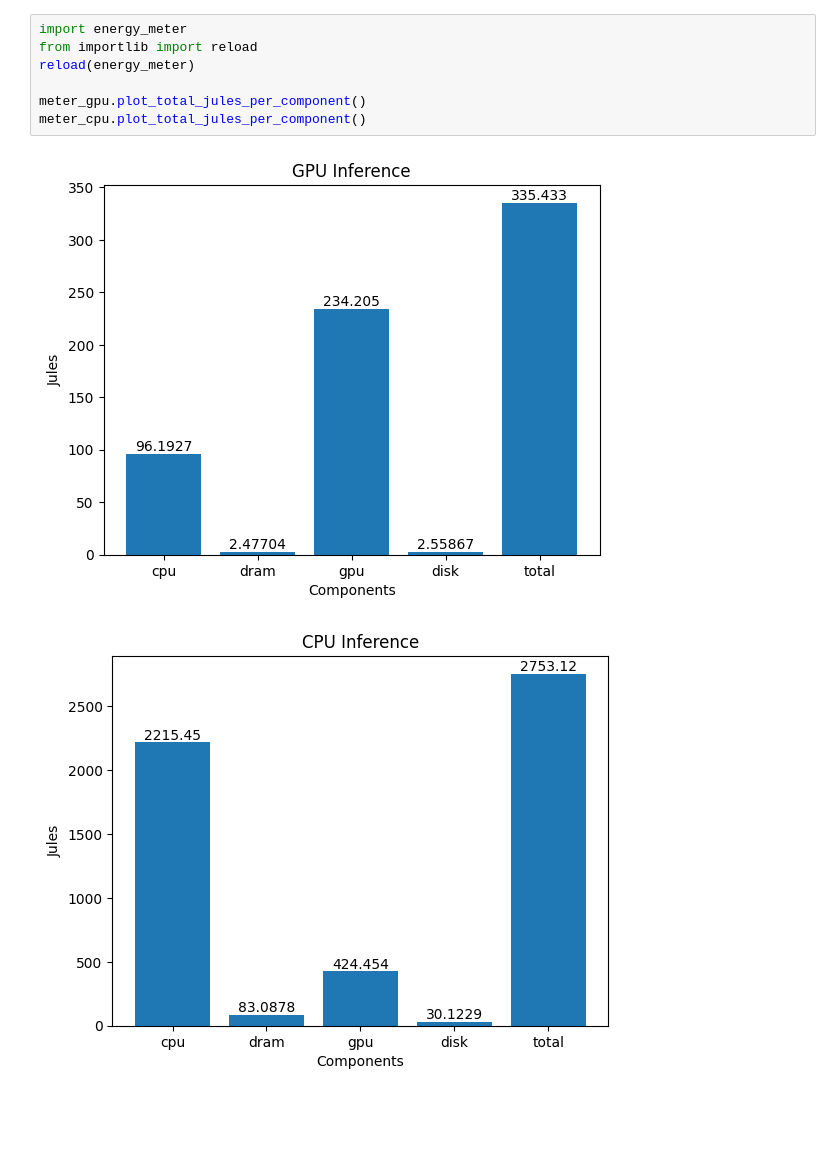
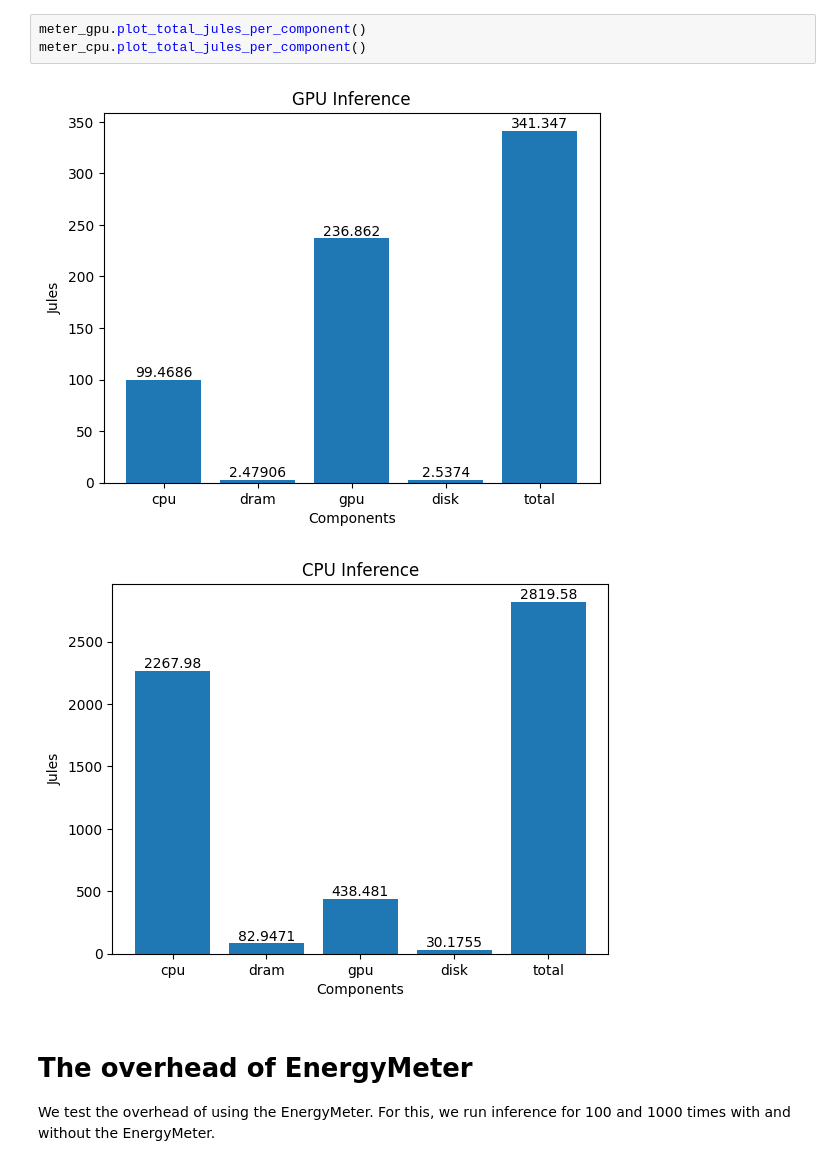
Before and after one commit to maufadel/EnergyMeter, a Jupyter notebook: Measuring_energy_consumption.ipynb, the cells around one changed output. Saved outputs shown, nothing was run; the diff lists cells and outputs as text; blank space fills up the shorter version.

```diff
--- a/Measuring_energy_consumption.ipynb
+++ b/Measuring_energy_consumption.ipynb
@@ -102,10 +106,9 @@ WARNING:root:imports error
 # %%
-import energy_meter
-from importlib import reload
-reload(energy_meter)
-
 meter_gpu.plot_total_jules_per_component()
 meter_cpu.plot_total_jules_per_component()
 # %% [output]
-[figure, old version]
+[figure, new version]
-[figure, old version]
+[figure, new version]
+# %% [markdown]
+# The overhead of EnergyMeter
+We test the overhead of using the EnergyMeter. For this, we run inference for 100 and 1000 times with and without the EnergyMeter.
```
Also changed, not shown: parts of 17 cells of this notebook, 1 other file.
